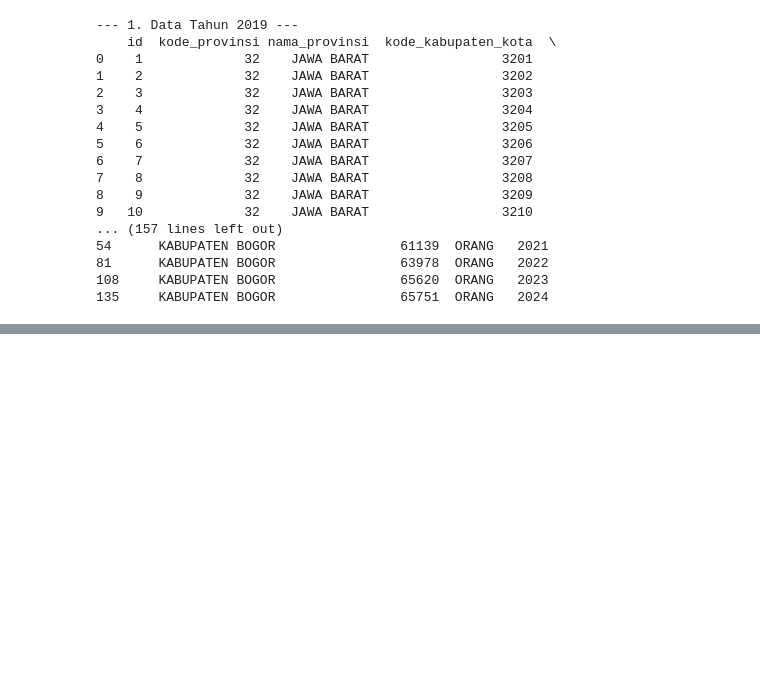
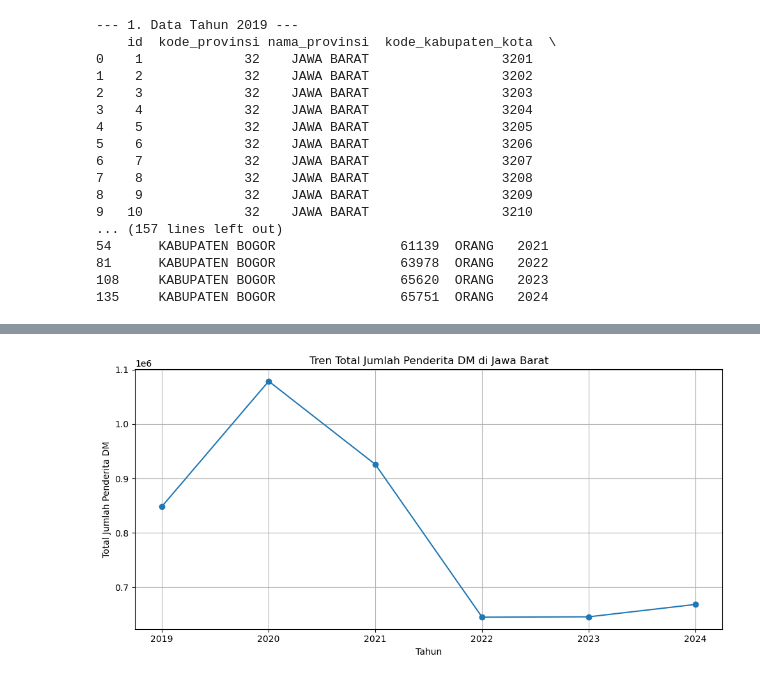
Before and after one commit to Rhyred/kelompok-IPYNB, a Jupyter notebook: kelompok.ipynb, the cells around one changed output, grey strips where cells are left out. Saved outputs shown, nothing was run; the diff lists cells and outputs as text; code cells hidden in the pictures; blank space fills up the shorter version.

```diff
--- a/kelompok.ipynb
+++ b/kelompok.ipynb
@@ -204,0 +268,23 @@ plt.show()
+# %%
+# Total penderita per tahun (jadikan DataFrame)
+total_per_tahun = (
+    df.groupby('tahun')['jumlah_penderita_dm']
+    .sum()
+    .reset_index()
+)
+
+plt.figure(figsize=(10, 5))
+plt.plot(
+    total_per_tahun['tahun'],
+    total_per_tahun['jumlah_penderita_dm'],
+    marker='o'
+)
+plt.xlabel('Tahun')
+plt.ylabel('Total Jumlah Penderita DM')
+plt.title('Tren Total Jumlah Penderita DM di Jawa Barat')
+plt.grid(True)
+plt.xticks(total_per_tahun['tahun'])
+plt.tight_layout()
+plt.show()
+# %% [output]
+[figure, added]
```
Also changed, not shown: parts of 11 cells of this notebook.
